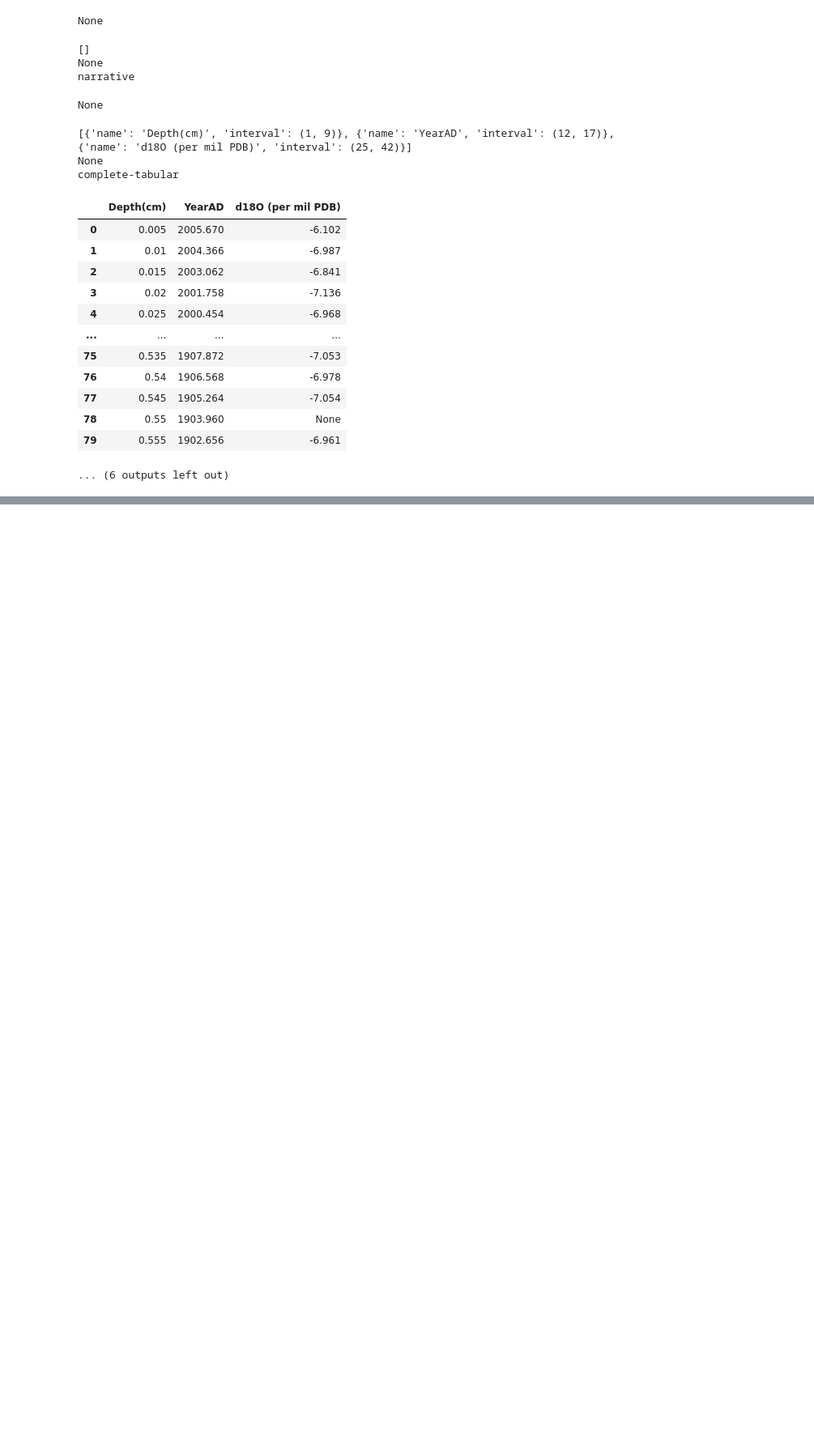
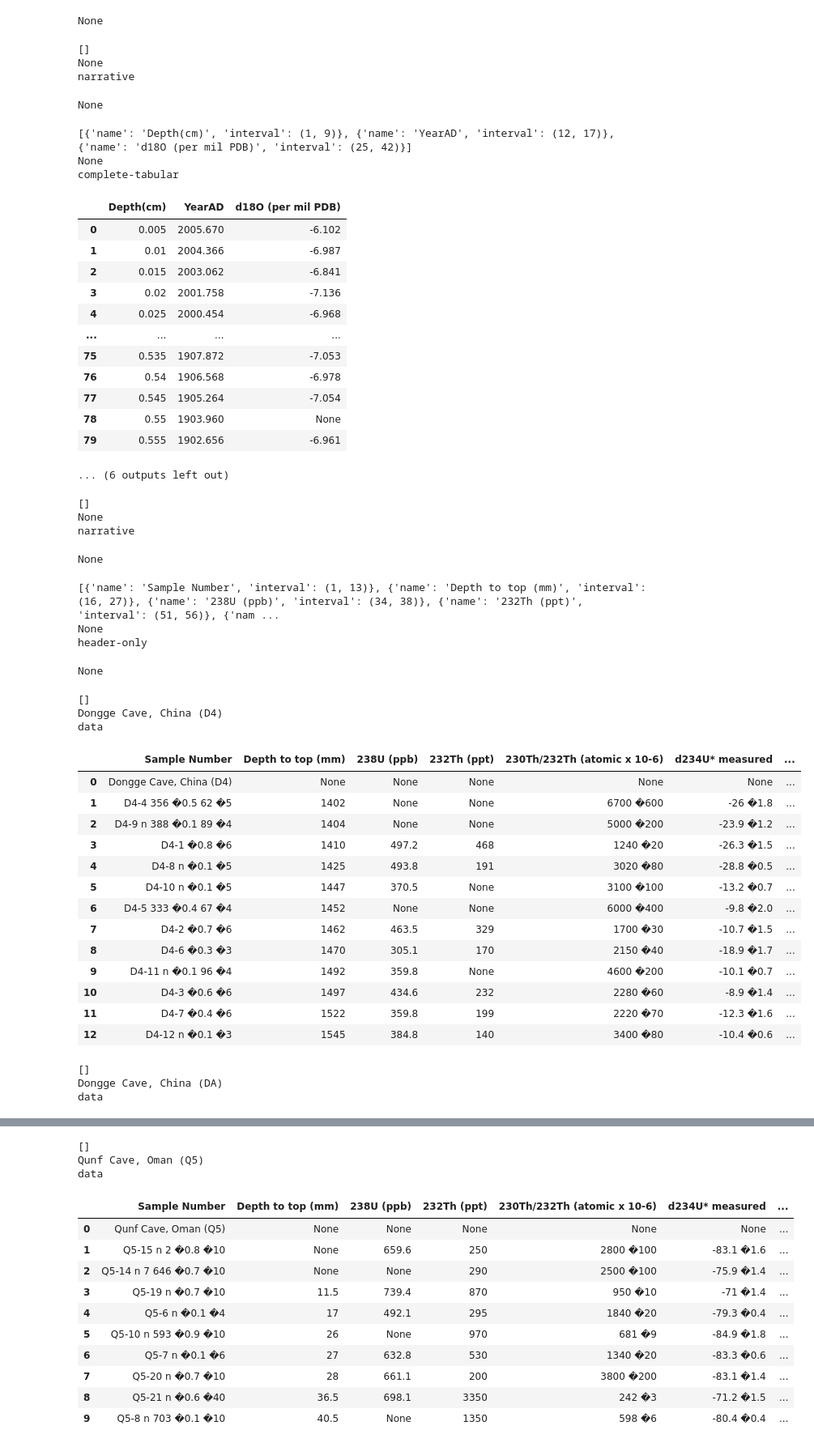
Before and after one commit to LinkedEarth/PyleoTUPS, a Jupyter notebook: Notes/Non-standard-parser/non-std-parser.ipynb, the cells around one changed output, grey strips where cells are left out. Shown at 81% size. Drawn from its saved outputs; the diff is of its cells as text; code cells hidden in the pictures; blank space fills up the shorter version.

```diff
--- a/Notes/Non-standard-parser/non-std-parser.ipynb
+++ b/Notes/Non-standard-parser/non-std-parser.ipynb
@@ -391,3 +391,40 @@ complete-tabular
 | 78 | 0.55 | 1903.960 | None |
 | 79 | 0.555 | 1902.656 | -6.961 |
 ... (6 outputs left out)
+# %%
+blocks = parse("test2.txt")
+
+for block in blocks:
+    print(block["headers"])
+    print(block["title"])
+    print(block["block_type"])
+    display(block["df"])
+# %% [output]
+[]
+None
+narrative
+None
+[{'name': 'Sample Number', 'interval': (1, 13)}, {'name': 'Depth to top (mm)', 'interval': (16, 27)}, {'name': '238U (ppb)', 'interval': (34, 38)}, {'name': '232Th (ppt)', 'interval': (51, 56)}, {'nam ...
+None
+header-only
+None
+[]
+Dongge Cave, China (D4)
+data
+|  | Sample Number | Depth to top (mm) | 238U (ppb) | 232Th (ppt) | 230Th/232Th (atomic x 10-6) | d234U* measured | ... |
+| 0 | Dongge Cave, China (D4) | None | None | None | None | None | ... |
+| 1 | D4-4 356 �0.5 62 �5 | 1402 | None | None | 6700 �600 | -26 �1.8 | ... |
+| 2 | D4-9 n 388 �0.1 89 �4 | 1404 | None | None | 5000 �200 | -23.9 �1.2 | ... |
+| 3 | D4-1 �0.8 �6 | 1410 | 497.2 | 468 | 1240 �20 | -26.3 �1.5 | ... |
+| 4 | D4-8 n �0.1 �5 | 1425 | 493.8 | 191 | 3020 �80 | -28.8 �0.5 | ... |
+| 5 | D4-10 n �0.1 �5 | 1447 | 370.5 | None | 3100 �100 | -13.2 �0.7 | ... |
+| 6 | D4-5 333 �0.4 67 �4 | 1452 | None | None | 6000 �400 | -9.8 �2.0 | ... |
+| 7 | D4-2 �0.7 �6 | 1462 | 463.5 | 329 | 1700 �30 | -10.7 �1.5 | ... |
+| 8 | D4-6 �0.3 �3 | 1470 | 305.1 | 170 | 2150 �40 | -18.9 �1.7 | ... |
+| 9 | D4-11 n �0.1 96 �4 | 1492 | 359.8 | None | 4600 �200 | -10.1 �0.7 | ... |
+| 10 | D4-3 �0.6 �6 | 1497 | 434.6 | 232 | 2280 �60 | -8.9 �1.4 | ... |
+| 11 | D4-7 �0.4 �6 | 1522 | 359.8 | 199 | 2220 �70 | -12.3 �1.6 | ... |
+| 12 | D4-12 n �0.1 �3 | 1545 | 384.8 | 140 | 3400 �80 | -10.4 �0.6 | ... |
+[]
+Dongge Cave, China (DA)
+data
@@ -393,0 +445,14 @@ complete-tabular
+[]
+Qunf Cave, Oman (Q5)
+data
+|  | Sample Number | Depth to top (mm) | 238U (ppb) | 232Th (ppt) | 230Th/232Th (atomic x 10-6) | d234U* measured | ... |
+| 0 | Qunf Cave, Oman (Q5) | None | None | None | None | None | ... |
+| 1 | Q5-15 n 2 �0.8 �10 | None | 659.6 | 250 | 2800 �100 | -83.1 �1.6 | ... |
+| 2 | Q5-14 n 7 646 �0.7 �10 | None | None | 290 | 2500 �100 | -75.9 �1.4 | ... |
+| 3 | Q5-19 n �0.7 �10 | 11.5 | 739.4 | 870 | 950 �10 | -71 �1.4 | ... |
+| 4 | Q5-6 n �0.1 �4 | 17 | 492.1 | 295 | 1840 �20 | -79.3 �0.4 | ... |
+| 5 | Q5-10 n 593 �0.9 �10 | 26 | None | 970 | 681 �9 | -84.9 �1.8 | ... |
+| 6 | Q5-7 n �0.1 �6 | 27 | 632.8 | 530 | 1340 �20 | -83.3 �0.6 | ... |
+| 7 | Q5-20 n �0.7 �10 | 28 | 661.1 | 200 | 3800 �200 | -83.1 �1.4 | ... |
+| 8 | Q5-21 n �0.6 �40 | 36.5 | 698.1 | 3350 | 242 �3 | -71.2 �1.5 | ... |
+| 9 | Q5-8 n 703 �0.1 �10 | 40.5 | None | 1350 | 598 �6 | -80.4 �0.4 | ... |
```
Also changed, not shown: parts of 5 cells of this notebook.
